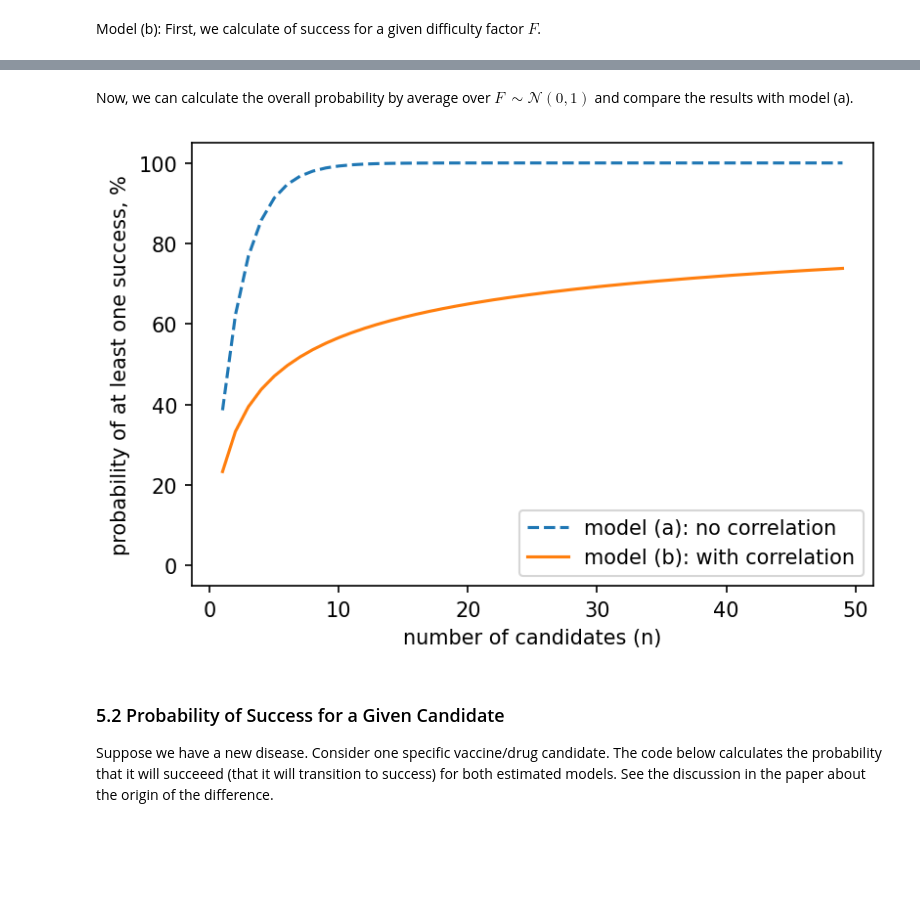
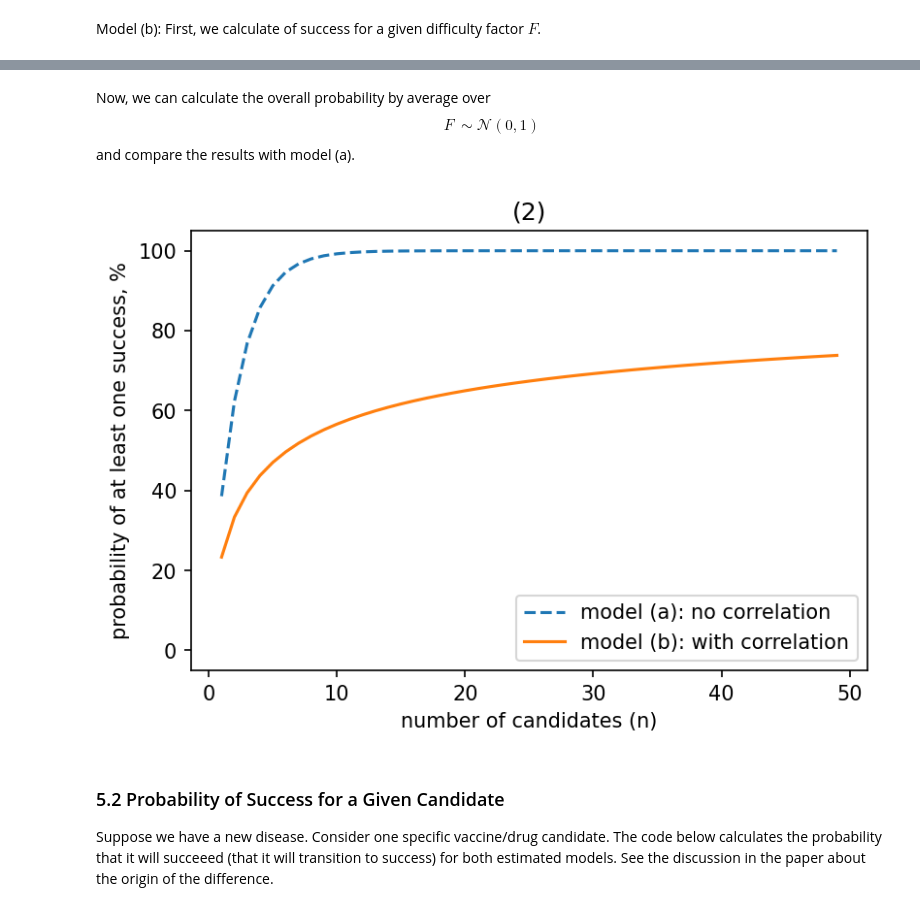
Before and after one commit to sergeynzhuk/clinical-trials-correlations, a Jupyter notebook: ctcorrelations-single-phase.ipynb, the cells around one changed output, grey strips where cells are left out. Cells and saved outputs as stored; diff of their text form; code cells hidden in the pictures; blank space fills up the shorter version.

```diff
--- a/ctcorrelations-single-phase.ipynb
+++ b/ctcorrelations-single-phase.ipynb
@@ -143,7 +143,7 @@ def bnd(x, a, b):
     t = np.exp(-np.abs(x))
     return a+(b-a)*((x>0)*1+(x<=0)*t)/(1+t)
 
-def stderrors(lf, p, dp): # is used to calculated standard errors
+def stderrors(lf, p, dp, outcomes = outcomes): # is used to calculated standard errors
     k = list(dp.keys()); m = len(k)
     I = np.zeros((m, m)); dv = np.zeros(m)
     p0 = dict()
@@ -166,6 +166,12 @@ def stderrors(lf, p, dp): # is used to calculated standard errors
     for i in range(m):
         se[k[i]] = np.sqrt(invI[i, i])
     return se
+
+def calc_time(dt): # report calculation time
+    h = np.floor(dt/3600)
+    m = np.floor((dt-h*3600)/60)
+    s = dt - h * 3600 - m * 60
+    return '{:.0f}:{:02.0f}:{:06.3f}'.format(h, m, s)
 # %% [markdown]
 ## 4. Estimation
 # %% [markdown]
@@ -261,14 +278,17 @@ def vac_prob_F(mu, rho, F, n):
     p = norm.cdf((- mu + beta*F)/sigma)
     return 1-(1-p)**n
 
-quantile = np.array([0.01, 0.05, 0.1, 0.25, 0.5, 0.75, 0.9, 0.95, 0.99])
+quantile = np.arange(0.05, 0.95, 0.01)
 F = norm.ppf(quantile)
 prob1 = F.copy(); prob2 = F.copy()
 for i in range(0, len(F)):
     prob1[i] = vac_prob_F(**resb.p, F = F[i], n = 10)
     prob2[i] = vac_prob_F(**resb.p, F = F[i], n = 20)
 
-dfq = pd.DataFrame({'$quantile$': quantile, '$F$': F, '$p_{success}$ $(n=10)$': 100*prob1, '$p_{success}$ $(n=20)$': 100*prob2})
-dfq.style.format({'$quantile$': '{:.2f}', '$F$': '{:.2f}', '$p_{success}$ $(n=10)$': '{:.4g}%',
-                 '$p_{success}$ $(n=20)$': '{:.4g}%'}).set_properties(**{'text-align': 'center'})
+plt.figure(dpi = 150)
+plt.plot(F, 100*prob1, '--', F, 100*prob2, '-')
+plt.xlabel('F')
+plt.ylabel('probability of at least one success, %')
+plt.legend(['n = 10', 'n = 20'])
+plt.title('(1)');
 # %% [output]
@@ -287,14 +295,0 @@ The same results as a graph:
-# %%
-quantile = np.arange(0.01, 1, 0.01)
-F = norm.ppf(quantile)
-prob1 = F.copy(); prob2 = F.copy()
-for i in range(0, len(F)):
-    prob1[i] = vac_prob_F(**resb.p, F = F[i], n = 10)
-    prob2[i] = vac_prob_F(**resb.p, F = F[i], n = 20)
-
-import matplotlib.pyplot as plt
-plt.figure(dpi = 150)
-plt.plot(quantile, 100*prob1, '--', quantile, 100*prob2, '-')
-plt.xlabel('quantile')
-plt.ylabel('probability of at least one success, %')
-plt.legend(['n = 10', 'n = 20']);
@@ -303,26 +296,28 @@ plt.legend(['n = 10', 'n = 20']);
 # %% [markdown]
-Now, we can calculate the overall probability by average over $F~\sim\mathcal{N}(0,1)$ and compare the results with model (a).
+Now, we can calculate the overall probability by average over
+$$F~\sim\mathcal{N}(0,1)$$ and compare the results with model (a).
 # %%
 def vac_prob_a(mu, n):
     return 1 - norm.cdf(resa.p['mu'])**n
 
 def vac_prob_b(mu, rho, n):
     return integrate.quad(lambda x: vac_prob_F(mu = mu, rho = rho, F = x, n = n)*norm.pdf(x), -np.inf, np.inf)[0]
 
 n = np.arange(1, 50)
 prob_a = np.zeros(len(n)); prob_b = np.zeros(len(n))
 
 for i in range(0, len(n)):
     prob_a[i] = vac_prob_a(**resa.p, n = n[i])
     prob_b[i] = vac_prob_b(**resb.p, n = n[i])
 
 plt.figure(dpi = 150)
 plt.plot(n, 100*prob_a, '--', n, 100*prob_b, '-'); plt.ylim((-5, 105))
 plt.xlabel('number of candidates (n)')
 plt.ylabel('probability of at least one success, %')
 plt.legend(['model (a): no correlation', 'model (b): with correlation'], loc = 'lower right');
+plt.title('(2)');
 # %% [output]
-[figure, old version]
+[figure, new version]
 # %% [markdown]
 ### 5.2 Probability of Success for a Given Candidate
 
```
Also changed, not shown: parts of 17 cells of this notebook, 1 other file.
